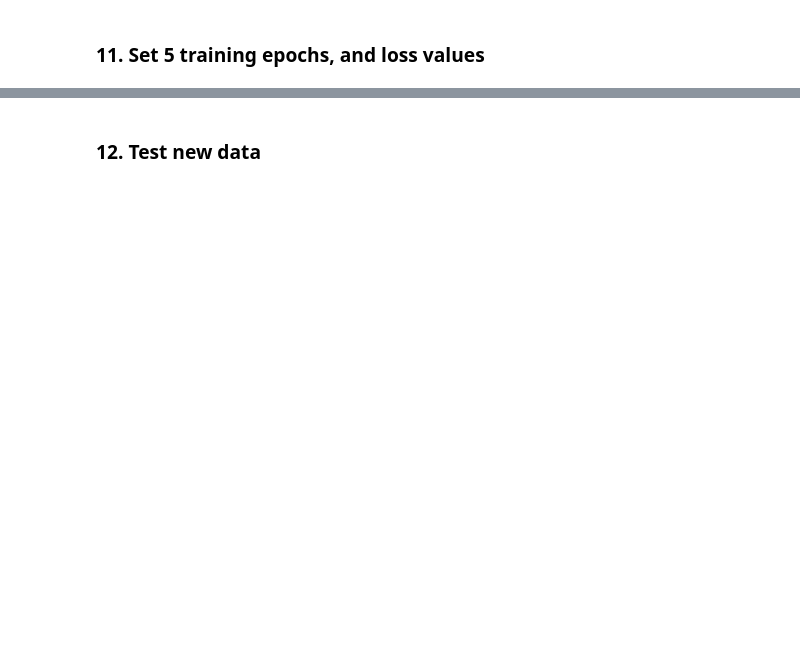
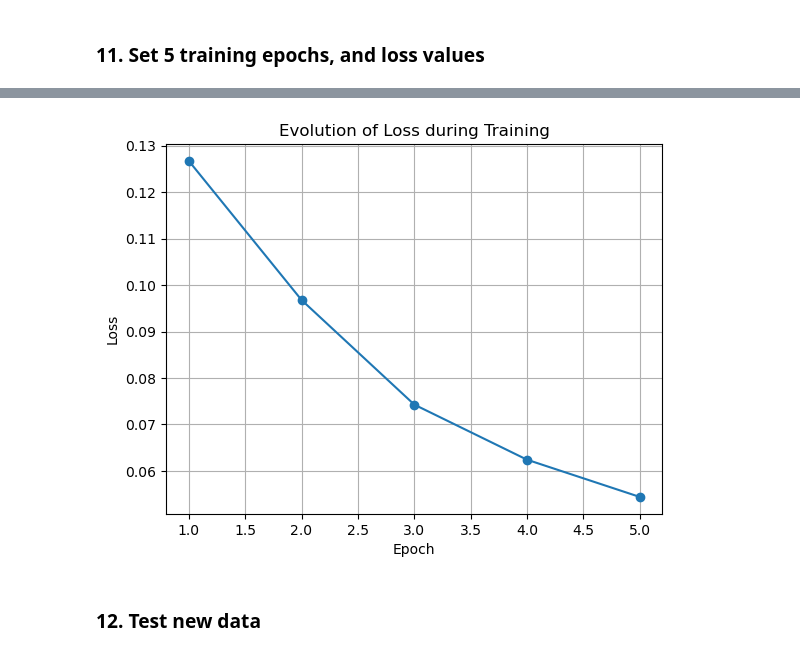
Before and after one commit to Neilus03/NLP-2024, a Jupyter notebook: LAB5_LSTM_for_sentiment_analysis.ipynb, the cells around one changed output, grey strips where cells are left out. Cells and saved outputs as stored; diff of their text form; code cells hidden in the pictures; blank space fills up the shorter version.

```diff
--- a/LAB5_LSTM_for_sentiment_analysis.ipynb
+++ b/LAB5_LSTM_for_sentiment_analysis.ipynb
@@ -183,3 +251,13 @@ TypeError: [E978] The Language.update method takes a list of Example objects, bu
+# %%
+import matplotlib.pyplot as plt
+plt.plot(range(1, epochs + 1), losses, marker='o')
+plt.xlabel('Epoch')
+plt.ylabel('Loss')
+plt.title('Evolution of Loss during Training')
+plt.grid(True)
+plt.show()
+# %% [output]
+[figure, added]
 # %% [markdown]
 ### 12. Test new data
 # %%
```
Also changed, not shown: parts of 50 cells of this notebook.
